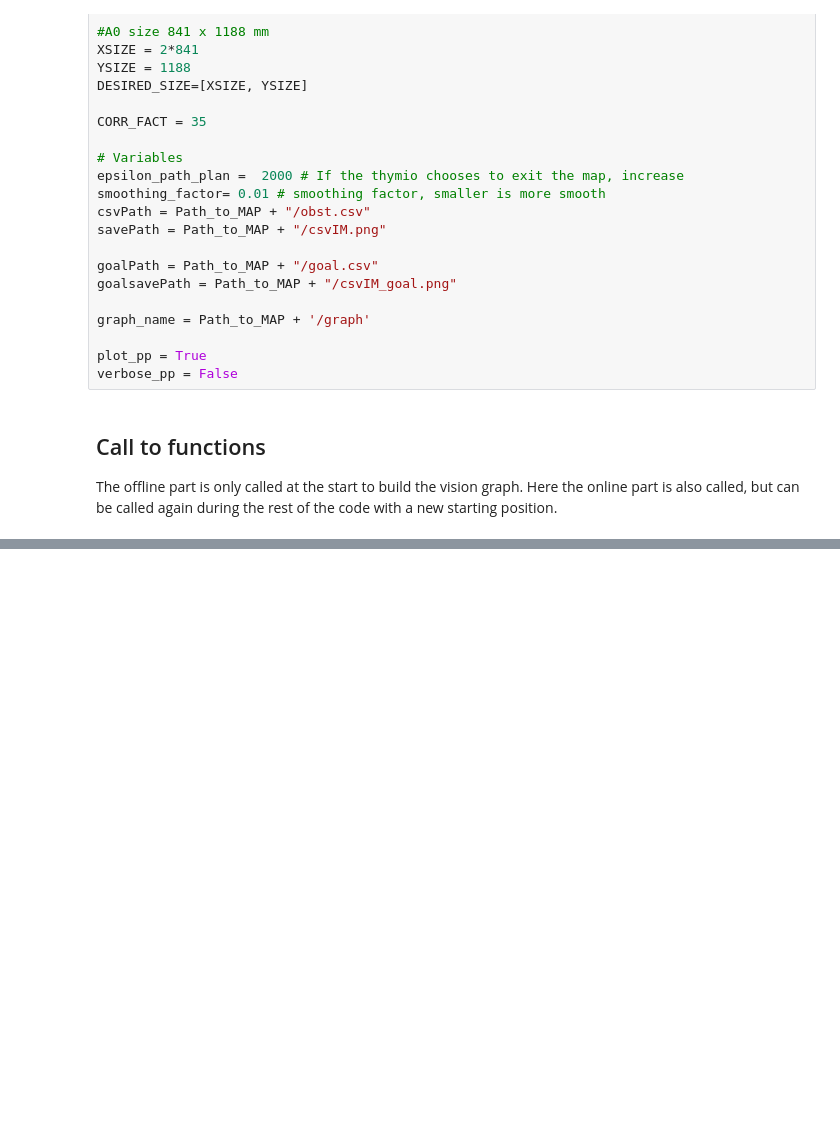
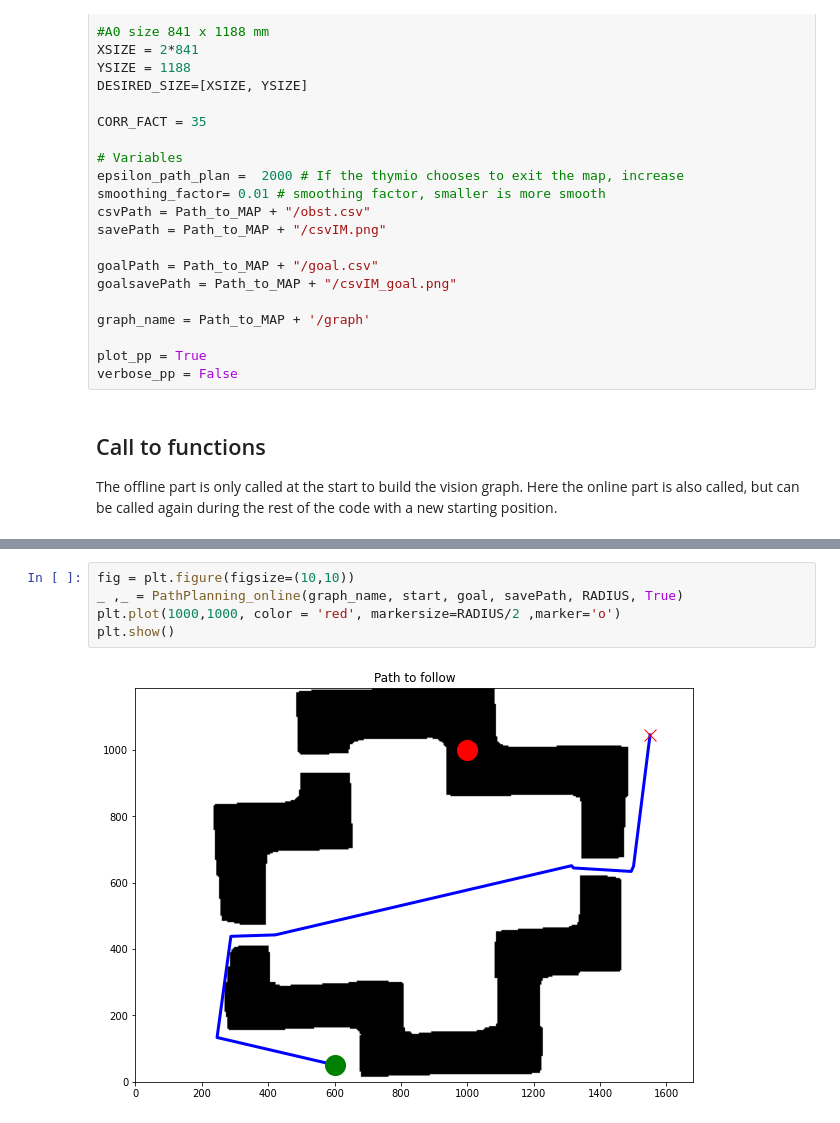
Before and after one commit to vphilippoz/MobileRobotics, a Jupyter notebook: main.ipynb, the cells around one changed output, grey strips where cells are left out. Saved outputs shown, nothing was run; the diff lists cells and outputs as text; blank space fills up the shorter version.

```diff
--- a/main.ipynb
+++ b/main.ipynb
@@ -93,0 +102,7 @@ path, inObstacle = PathPlanning_online(graph_name, start, goal, savePath, RADIUS
+# %%
+fig = plt.figure(figsize=(10,10))
+_ ,_ = PathPlanning_online(graph_name, start, goal, savePath, RADIUS, True)
+plt.plot(1000,1000, color = 'red', markersize=RADIUS/2 ,marker='o')
+plt.show()
+# %% [output]
+[figure, added]
```
Also changed, not shown: parts of 2 cells of this notebook, 1 other file.
